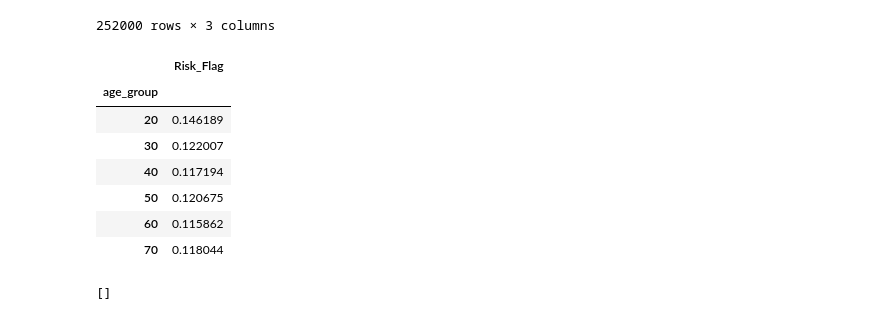
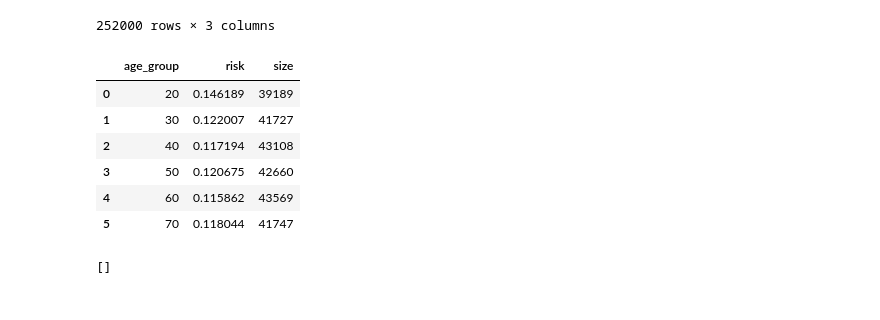
Before and after one commit to ilanGrynszpan/Loan-Customer-Behavior---kaggle, a Jupyter notebook: LoanCustomerBehavior.ipynb, the cells around one changed output. Cells and saved outputs as stored; diff of their text form; code cells hidden in the pictures.

```diff
--- a/LoanCustomerBehavior.ipynb
+++ b/LoanCustomerBehavior.ipynb
@@ -122,17 +128,21 @@ See the caveats in the documentation: https://pandas.pydata.org/pandas-docs/stab
 | 251999 | 70 | 0 | 70 |
 252000 rows × 3 columns
 # %%
-risk_by_age_group = H1[['age_group','Risk_Flag']].groupby('age_group').mean().sort_values('age_group')
+risk_by_age_group = H1[['age_group','Risk_Flag']]\
+    .groupby('age_group')\
+        .agg({"Risk_Flag":'mean', "age_group":'size'})\
+            .rename(columns={'Risk_Flag':'risk','age_group':'size'})\
+                .reset_index()\
+                    .sort_values('age_group')
 risk_by_age_group
 # %% [output]
-|  | Risk_Flag |
-| age_group |  |
-| 20 | 0.146189 |
-| 30 | 0.122007 |
-| 40 | 0.117194 |
-| 50 | 0.120675 |
-| 60 | 0.115862 |
-| 70 | 0.118044 |
+|  | age_group | risk | size |
+| 0 | 20 | 0.146189 | 39189 |
+| 1 | 30 | 0.122007 | 41727 |
+| 2 | 40 | 0.117194 | 43108 |
+| 3 | 50 | 0.120675 | 42660 |
+| 4 | 60 | 0.115862 | 43569 |
+| 5 | 70 | 0.118044 | 41747 |
 # %%
 sns.set_theme()
 
```
Also changed, not shown: parts of 21 cells of this notebook, 1 other file.
